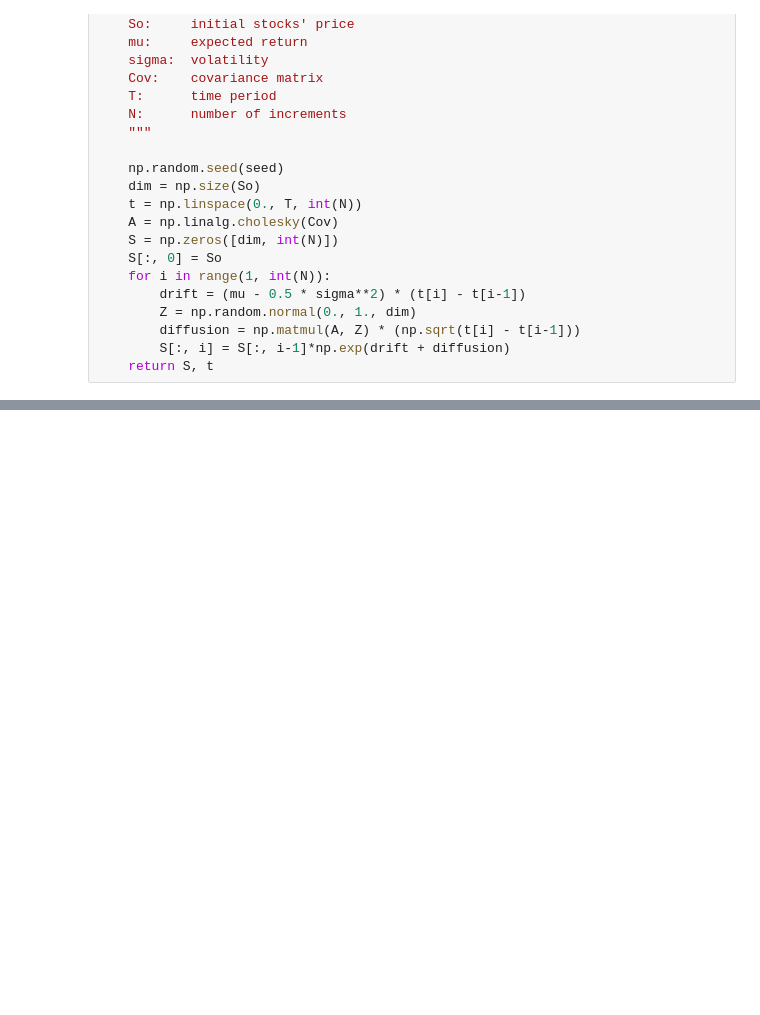
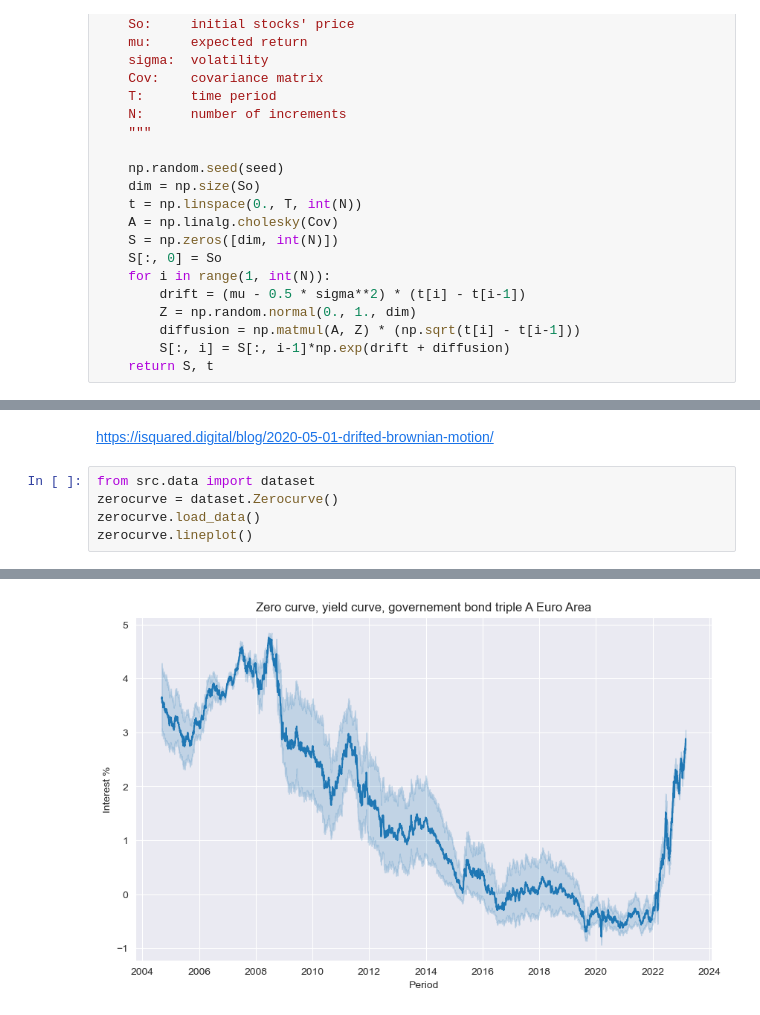
Before and after one commit to Merijn68/rl-alm, a Jupyter notebook: notebooks/Portfolio simulation using GBM.ipynb, the cells around one changed output, grey strips where cells are left out. Drawn from its saved outputs; the diff is of its cells as text; blank space fills up the shorter version.

```diff
--- a/notebooks/Portfolio simulation using GBM.ipynb
+++ b/notebooks/Portfolio simulation using GBM.ipynb
@@ -96,0 +138,8 @@ plt.show()
+# %% [markdown]
+https://isquared.digital/blog/2020-05-01-drifted-brownian-motion/
+# %%
+from src.data import dataset
+zerocurve = dataset.Zerocurve()
+zerocurve.load_data()
+zerocurve.lineplot()
+# %% [output]
@@ -96,0 +147 @@ plt.show()
+[figure, added]
```
Also changed, not shown: parts of 12 cells of this notebook, 21 other files.
